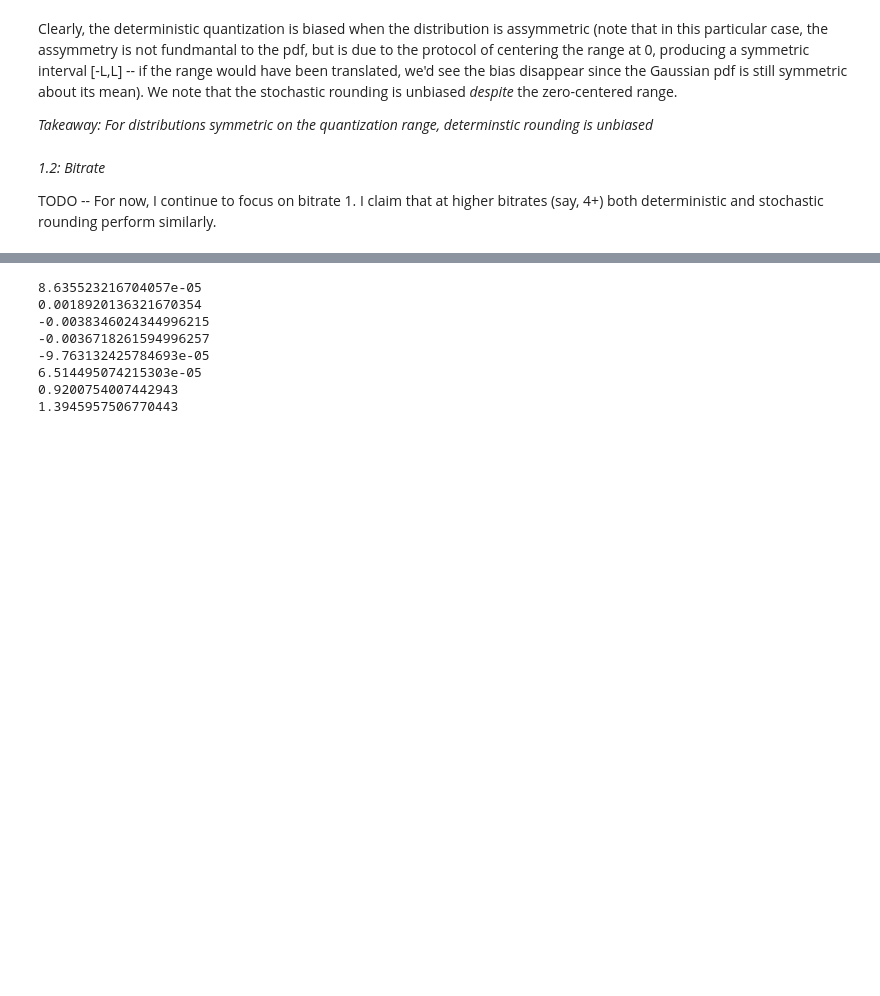
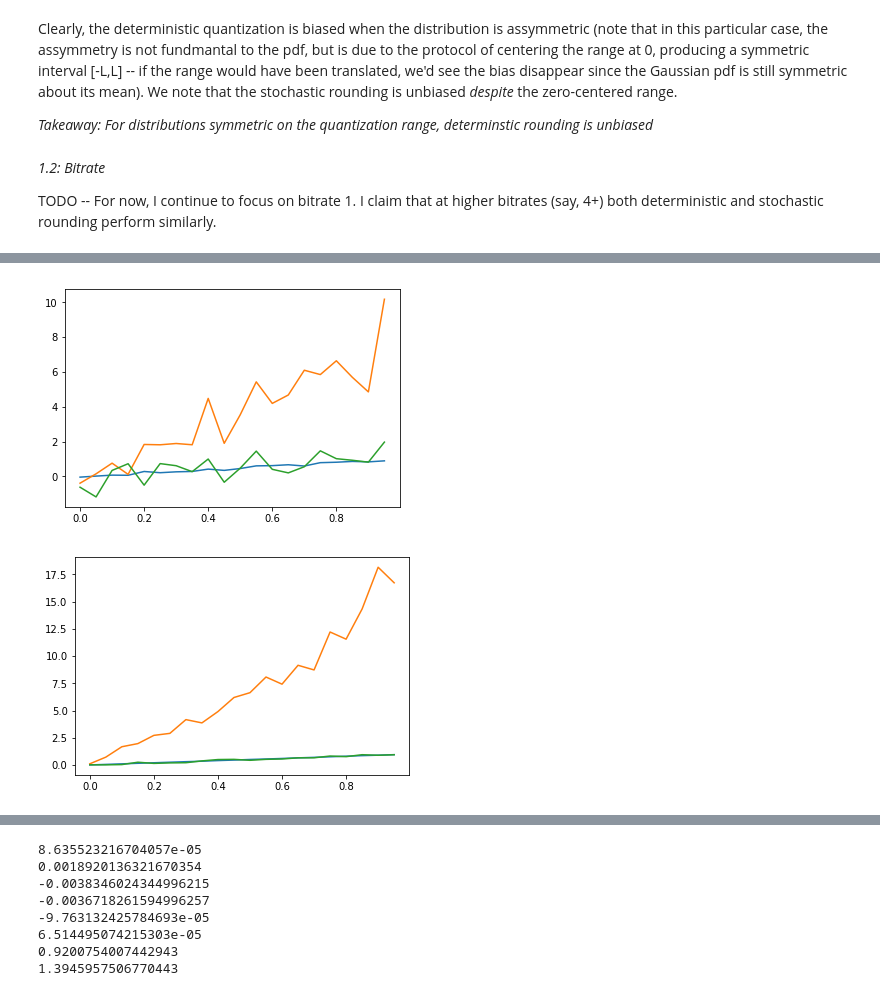
Before and after one commit to HazyResearch/smallfry, a Jupyter notebook: experiments/scripts/synthetics_for_gramian_study.ipynb, the cells around one changed output, grey strips where cells are left out. Saved outputs shown, nothing was run; the diff lists cells and outputs as text; code cells hidden in the pictures; blank space fills up the shorter version.

```diff
--- a/experiments/scripts/synthetics_for_gramian_study.ipynb
+++ b/experiments/scripts/synthetics_for_gramian_study.ipynb
@@ -83,7 +81,7 @@ print(f"bias_stoch : {bias_stoch}")
 #What happens if we have a distribution that isn't symmetric?
 def generate_normal_correlated_vectors(mu=0,rho=0,dim=100):
     N = np.random.multivariate_normal([mu,mu],[[1,rho],[rho,1]],dim)
-    return N
+    return N/np.sqrt(dim)
 # %%
 X = generate_normal_correlated_vectors(dim=1000)[:,0] # sample iid Normal symmetric
 Y = generate_normal_correlated_vectors(mu=1,dim=1000)[:,0] # sample iid Normal assymetric
@@ -120,0 +161,29 @@ Thus, we are concerned with how quantizing the embedding matrix induces distorti
+# %%
+def plot_gauss_synth_inner_prod(dim):
+    rhos = np.array(list(range(20)))/20
+    origin = []
+    determin = []
+    stoch = []
+    for rho in rhos:
+        N = generate_normal_correlated_vectors(rho=rho,dim=dim)
+        X = N[:,0]
+        Y = N[:,1]
+        Xq = naiveuni(X,1)
+        Yq = naiveuni(Y,1)
+        Xs = stochround(X,1)
+        Ys = stochround(Y,1)
+        inner = lambda X,Y : np.matmul(X,np.transpose(Y))
+        origin.append(inner(X,Y))
+        determin.append(inner(Xq,Yq))
+        stoch.append(inner(Xs,Ys))
+
+    plt.plot(rhos,origin,label='unquantized')
+    plt.plot(rhos,determin='deterministic')
+    plt.plot(rhos,stoch='stochastic')
+    plt.show()
+# %%
+plot_gauss_synth_inner_prod(500)
+plot_gauss_synth_inner_prod(100000)#may take a minute to show up
+# %% [output]
+[figure, added]
+[figure, added]
```
Also changed, not shown: parts of 16 cells of this notebook.
